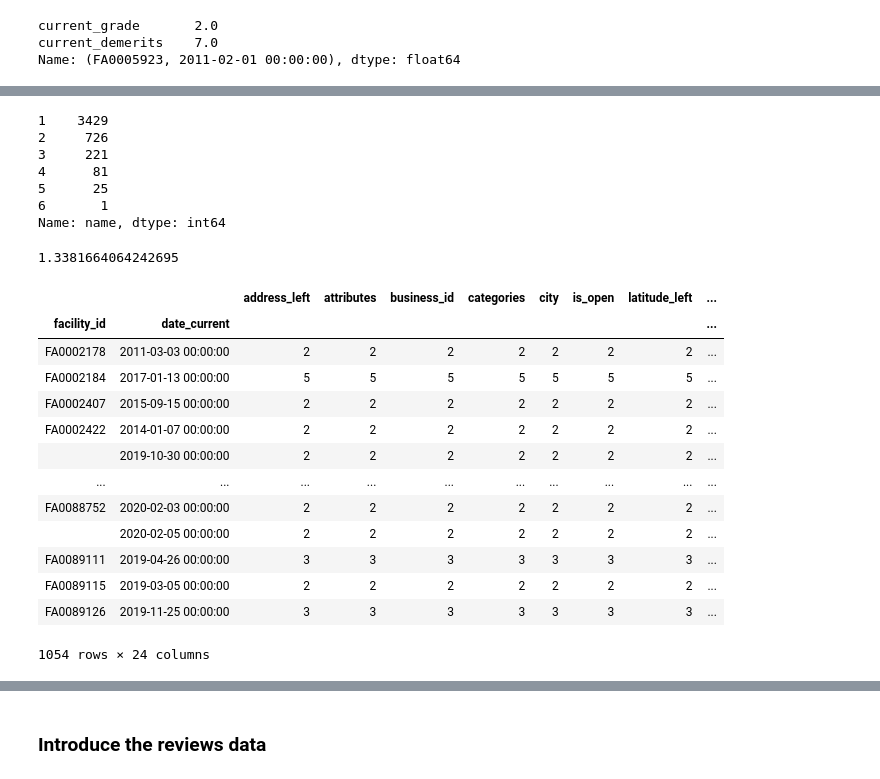
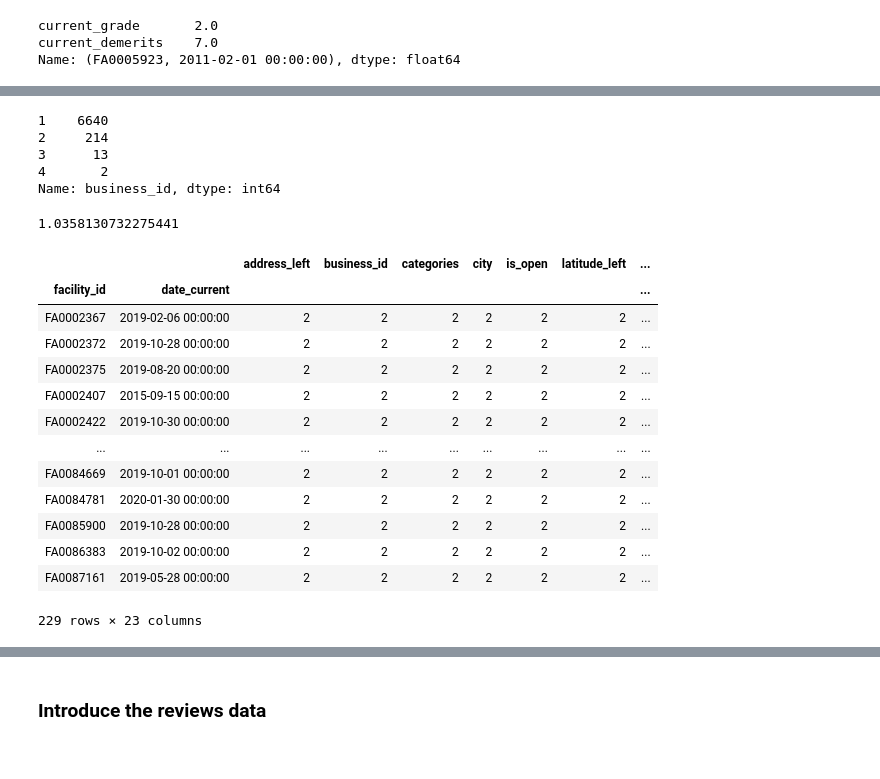
Before and after one commit to RishabPanyam96/Las_Vegas_Food_Inspection, a Jupyter notebook: code/review_inspection_merge.ipynb, the cells around one changed output, grey strips where cells are left out. Cells and saved outputs as stored; diff of their text form; code cells hidden in the pictures.

```diff
--- a/code/review_inspection_merge.ipynb
+++ b/code/review_inspection_merge.ipynb
@@ -176,6 +185,6 @@ Unnamed: 21         13768
 dtype: int64
 # %%
 business_ment_df = business_ment_df.dropna(axis='index', subset=['current_grade'])
-business_ment_df = business_ment_df.drop(columns = ['Unnamed: 0', 'hours', 'Unnamed: 21'])
+business_ment_df = business_ment_df.drop(columns=['nciaa'])
 business_ment_df.isna().sum()
 # %% [output]
@@ -214,4 +223 @@ Index(['address_left', 'attributes', 'business_id', 'categories', 'city',
       dtype='object')
-# %%
-business_ment_df = business_ment_df.reset_index(drop=True)
-business_ment_df.head()
@@ -225,0 +224,3 @@ business_ment_df.head()
+# %%
+business_ment_df = business_ment_df.drop(columns=['previous_grade', 'date_previous', 'name_right',
+                                                  'is_valid', 'address_x'])
@@ -293,4 +290,5 @@ carluccio_df
 # %%
-carluccio_df.drop(columns=['key', 'restaurant_name', 'permit_number', 'PE', 'current_demerits', 'search_text'
-                          ]).drop_duplicates()
+no_longer_needed = ['restaurant_name', 'permit_number', 'PE', 'current_demerits', 'search_text']
+agg_inspection_df = agg_inspection_df.drop(columns = no_longer_needed).drop_duplicates()
+agg_inspection_df.head()
 # %% [output]
@@ -329,32 +318,30 @@ agg_counts_df.head()
 # %%
-agg_counts_df.name.value_counts()
+agg_counts_df.business_id.value_counts()
 # %% [output]
-1    3429
-2     726
-3     221
-4      81
-5      25
-6       1
-Name: name, dtype: int64
+1    6640
+2     214
+3      13
+4       2
+Name: business_id, dtype: int64
 # %%
-agg_counts_df.name.mean()
+agg_counts_df.business_id.mean()
 # %% [output]
-1.3381664064242695
+1.0358130732275441
 # %%
-agg_counts_df[agg_counts_df['name'] > 1]
+agg_counts_df[agg_counts_df['business_id'] > 1]
 # %% [output]
-|  |  | address_left | attributes | business_id | categories | city | is_open | latitude_left | ... |
-| facility_id | date_current |  |  |  |  |  |  |  | ... |
-| FA0002178 | 2011-03-03 00:00:00 | 2 | 2 | 2 | 2 | 2 | 2 | 2 | ... |
-| FA0002184 | 2017-01-13 00:00:00 | 5 | 5 | 5 | 5 | 5 | 5 | 5 | ... |
-| FA0002407 | 2015-09-15 00:00:00 | 2 | 2 | 2 | 2 | 2 | 2 | 2 | ... |
-| FA0002422 | 2014-01-07 00:00:00 | 2 | 2 | 2 | 2 | 2 | 2 | 2 | ... |
-|  | 2019-10-30 00:00:00 | 2 | 2 | 2 | 2 | 2 | 2 | 2 | ... |
-| ... | ... | ... | ... | ... | ... | ... | ... | ... | ... |
-| FA0088752 | 2020-02-03 00:00:00 | 2 | 2 | 2 | 2 | 2 | 2 | 2 | ... |
-|  | 2020-02-05 00:00:00 | 2 | 2 | 2 | 2 | 2 | 2 | 2 | ... |
-| FA0089111 | 2019-04-26 00:00:00 | 3 | 3 | 3 | 3 | 3 | 3 | 3 | ... |
-| FA0089115 | 2019-03-05 00:00:00 | 2 | 2 | 2 | 2 | 2 | 2 | 2 | ... |
-| FA0089126 | 2019-11-25 00:00:00 | 3 | 3 | 3 | 3 | 3 | 3 | 3 | ... |
+|  |  | address_left | business_id | categories | city | is_open | latitude_left | ... |
+| facility_id | date_current |  |  |  |  |  |  | ... |
+| FA0002367 | 2019-02-06 00:00:00 | 2 | 2 | 2 | 2 | 2 | 2 | ... |
+| FA0002372 | 2019-10-28 00:00:00 | 2 | 2 | 2 | 2 | 2 | 2 | ... |
+| FA0002375 | 2019-08-20 00:00:00 | 2 | 2 | 2 | 2 | 2 | 2 | ... |
+| FA0002407 | 2015-09-15 00:00:00 | 2 | 2 | 2 | 2 | 2 | 2 | ... |
+| FA0002422 | 2019-10-30 00:00:00 | 2 | 2 | 2 | 2 | 2 | 2 | ... |
+| ... | ... | ... | ... | ... | ... | ... | ... | ... |
+| FA0084669 | 2019-10-01 00:00:00 | 2 | 2 | 2 | 2 | 2 | 2 | ... |
+| FA0084781 | 2020-01-30 00:00:00 | 2 | 2 | 2 | 2 | 2 | 2 | ... |
+| FA0085900 | 2019-10-28 00:00:00 | 2 | 2 | 2 | 2 | 2 | 2 | ... |
+| FA0086383 | 2019-10-02 00:00:00 | 2 | 2 | 2 | 2 | 2 | 2 | ... |
+| FA0087161 | 2019-05-28 00:00:00 | 2 | 2 | 2 | 2 | 2 | 2 | ... |
-1054 rows × 24 columns
+229 rows × 23 columns
 # %%
```
Also changed, not shown: parts of 93 cells of this notebook.
